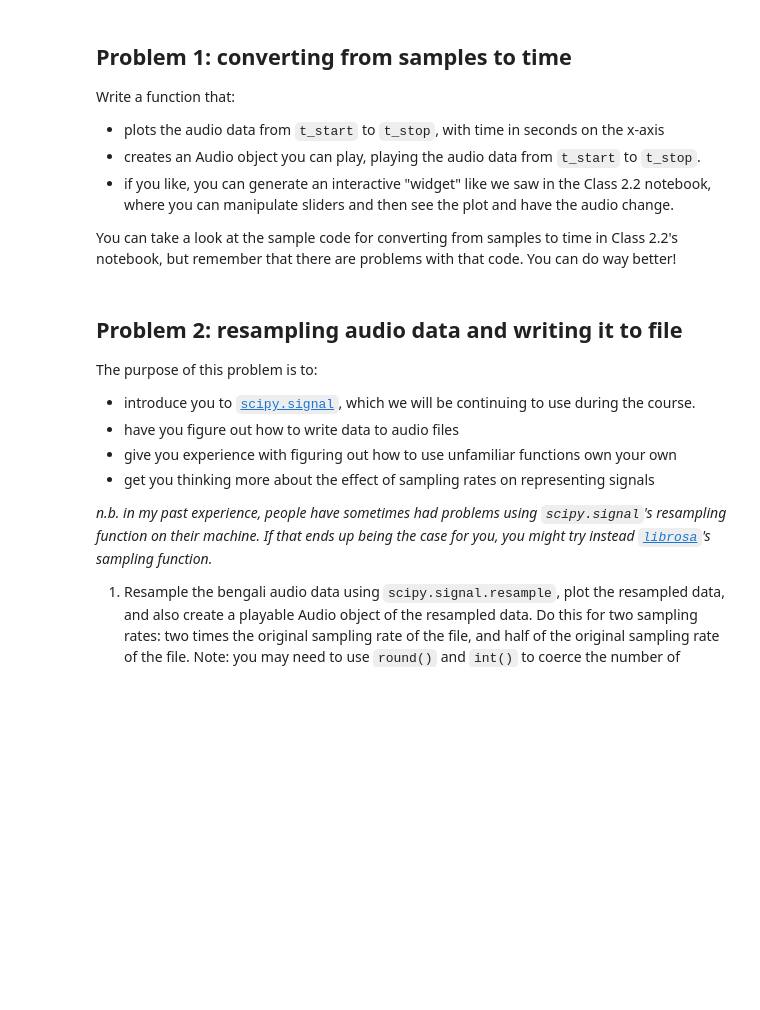
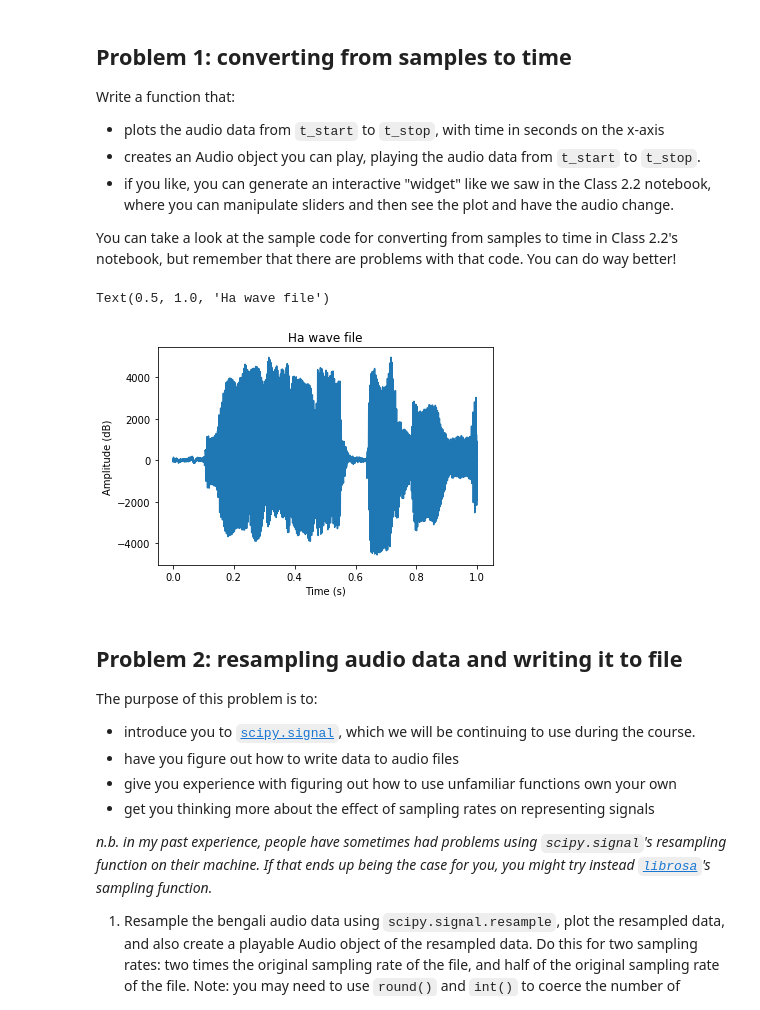
Before and after one commit to ling592b-f19/ling592b-f19-ps02-nisayas, a Jupyter notebook: 592B-f19_ps02.ipynb, the cells around one changed output. Cells and saved outputs as stored; diff of their text form; code cells hidden in the pictures; blank space fills up the shorter version.

```diff
--- a/592B-f19_ps02.ipynb
+++ b/592B-f19_ps02.ipynb
@@ -25,6 +21,28 @@ Write a function that:
 - if you like, you can generate an interactive "widget" like we saw in the Class 2.2 notebook, where you can manipulate sliders and then see the plot and have the audio change.
 
 You can take a look at the sample code for converting from samples to time in Class 2.2's notebook, but remember that there are problems with that code. You can do way better!
+# %%
+fs, Fa50 = wavfile.read('Fa50.wav')
+
+ns = fs
+
+t_start = 0 # We start sampling at t = 0s
+t_stop =  1 # We stop sampling at t = 1s
+
+ns = (t_stop - t_start) * fs + 1
+
+x = np.linspace(t_start, t_stop, ns)
+
+
+# plot the first n samples
+plt.plot(x, Fa50[0:ns])
+plt.xlabel('Time (s)')
+plt.ylabel('Amplitude (dB)')
+# set the title
+plt.title("Ha wave file")
+# %% [output]
+Text(0.5, 1.0, 'Ha wave file')
+[figure, added]
 # %% [markdown]
 ## Problem 2: resampling audio data and writing it to file
 
```
Also changed, not shown: parts of 5 cells of this notebook.
